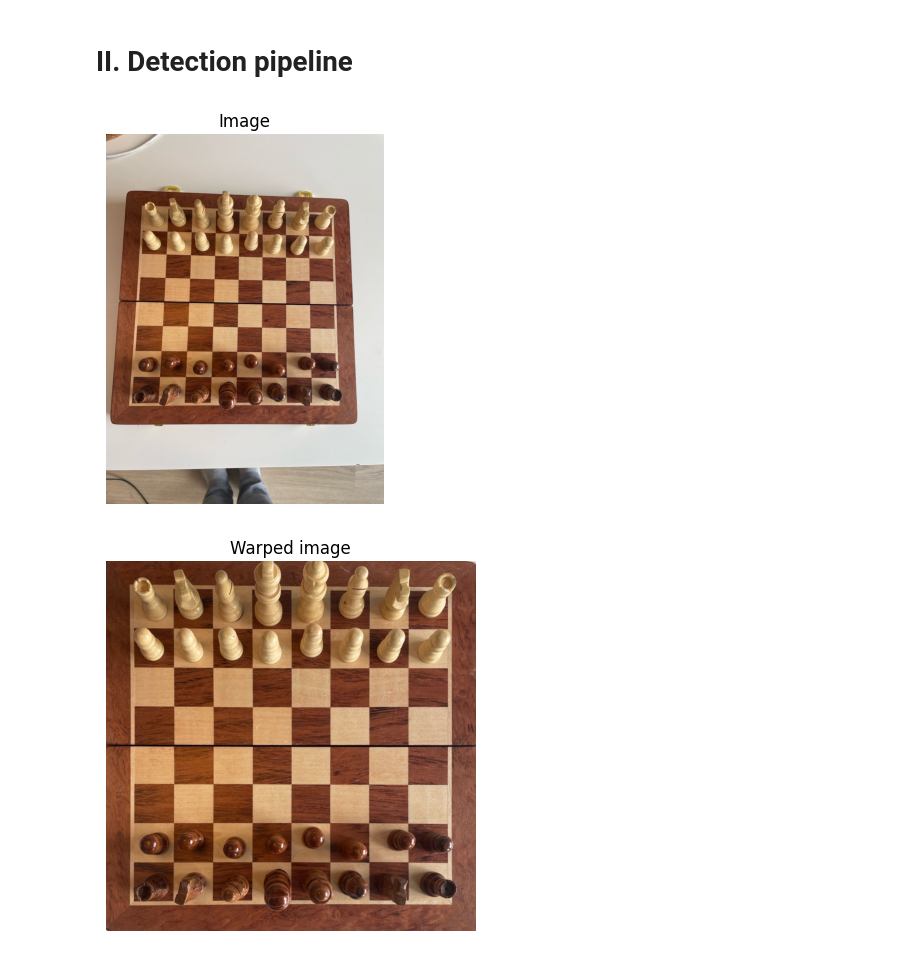
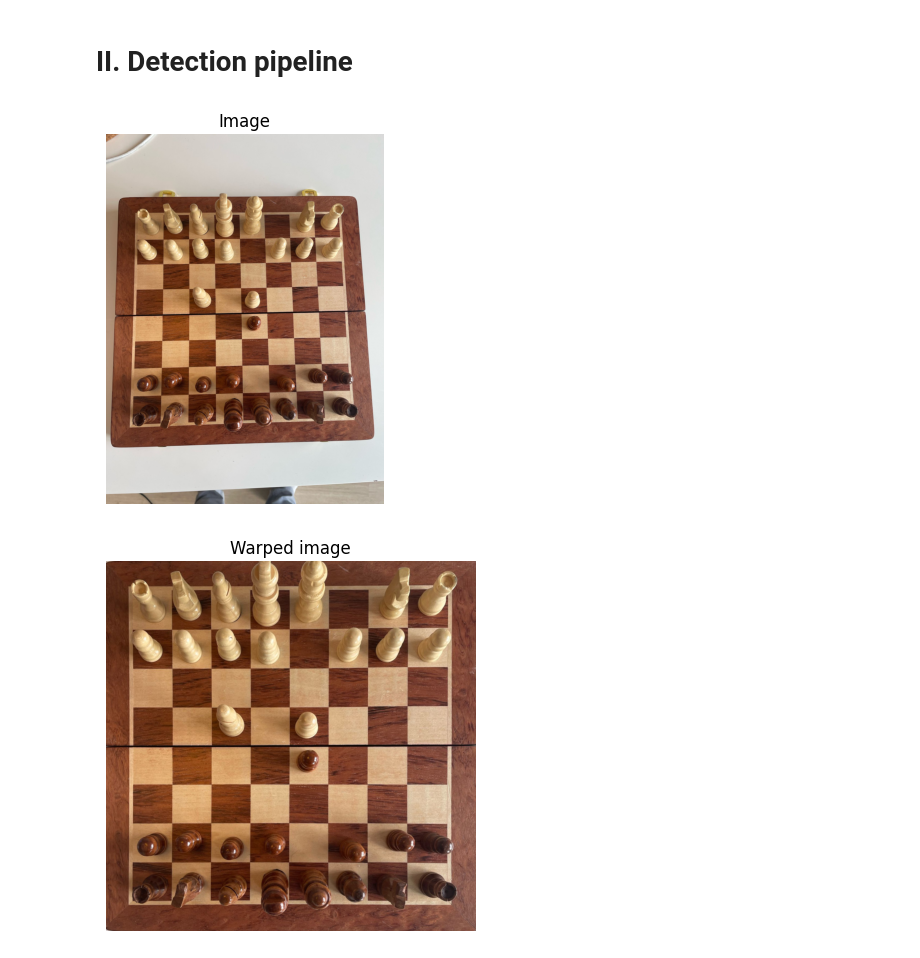
Before and after one commit to louislhotte/chess-computer-vision, a Jupyter notebook: app_v2.ipynb, the cells around one changed output. Saved outputs shown, nothing was run; the diff lists cells and outputs as text; code cells hidden in the pictures.

```diff
--- a/app_v2.ipynb
+++ b/app_v2.ipynb
@@ -712,11 +717,12 @@ def extract_labeled_cells_from_dict(image_dict, grid_size=8):
 # %% [markdown]
 # II. Detection pipeline
 # %%
-image_path = "data\chessboard\chessboard_27.jpg"
+num_image = 29
+image_path = f"data\chessboard\chessboard_{num_image}.jpg"
 image = cv2.imread(image_path)
 show_image_rgb(image, title="Image")
 # %% [output]
-[figure, old version]
+[figure, new version]
 # %%
 corners = detect_corners(image)
 if corners is None:
@@ -726,7 +732,7 @@ else:
     cropped = cv2.resize(warped, (INPUT_SIZE, INPUT_SIZE), interpolation=cv2.INTER_AREA)
     show_image_rgb(cropped, title="Warped image")
 # %% [output]
-[figure, old version]
+[figure, new version]
 # %%
 cropped_gray = cv2.cvtColor(cropped, cv2.COLOR_BGR2GRAY)
 cropped_blur = cv2.GaussianBlur(cropped_gray, (7, 7), 2)
```
Also changed, not shown: parts of 10 cells of this notebook, 54 other files.
